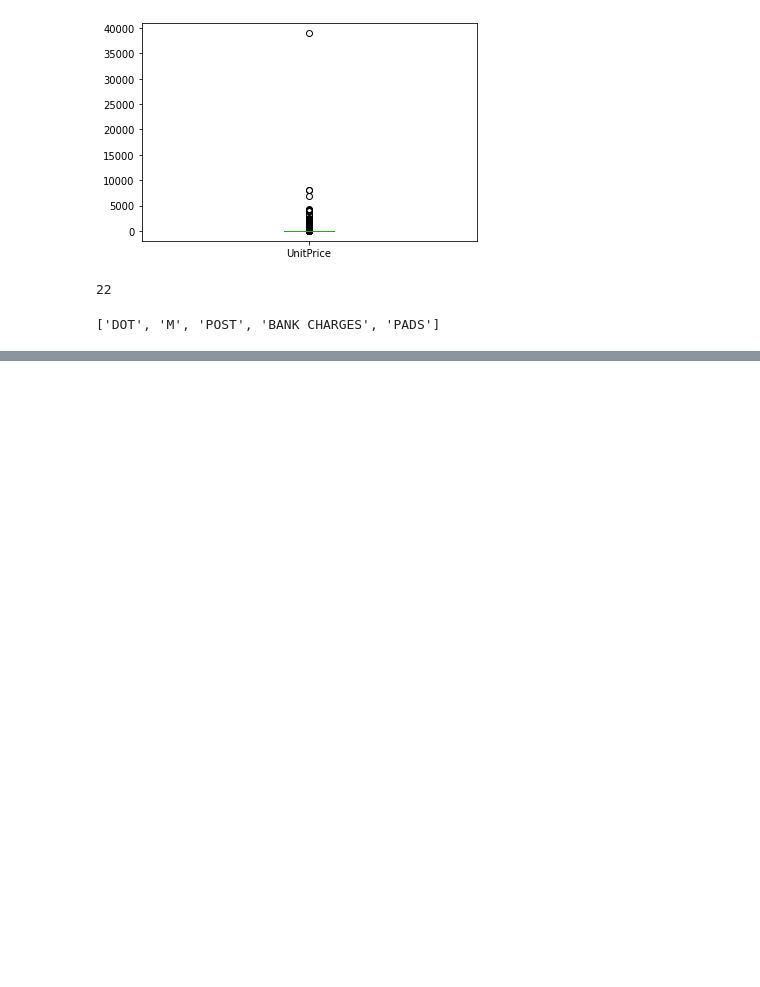
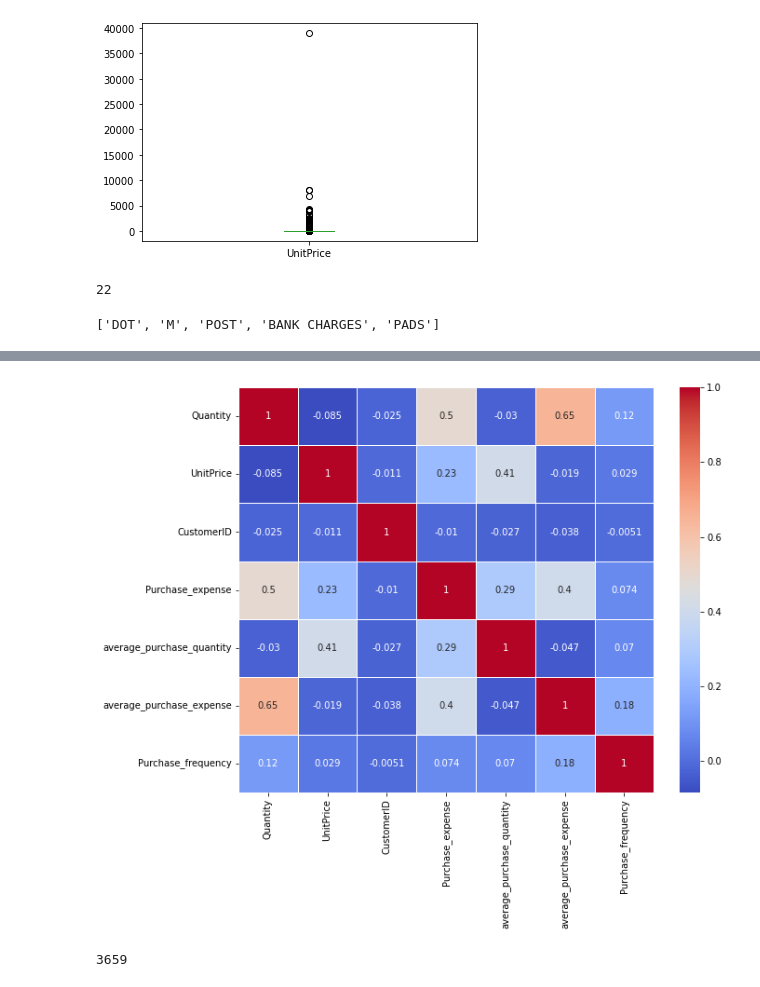
Before and after one commit to NehuenVill/Customer-Segmentation-with-Machine-Learning, a Jupyter notebook: 01_exploration.ipynb, the cells around one changed output, grey strips where cells are left out. Saved outputs shown, nothing was run; the diff lists cells and outputs as text; code cells hidden in the pictures; blank space fills up the shorter version.

```diff
--- a/01_exploration.ipynb
+++ b/01_exploration.ipynb
@@ -86,0 +106,20 @@ for word in stock_with_words:
+# %%
+# average_purchase_expense
+
+df['average_purchase_expense'] = df.groupby('CustomerID')['Quantity'].transform('mean')
+# %%
+# Purchase_frequency
+
+purchase_dates = df.groupby('CustomerID')['InvoiceDate'].agg(['min', 'max', "count"])
+
+purchase_dates['Purchase_frequency'] = (purchase_dates['max'] - purchase_dates['min']).dt.days / purchase_dates["count"]
+
+df = pd.merge(df, purchase_dates['Purchase_frequency'], on='CustomerID')
+# %%
+# Total_cancelled_orders
+
+cancelled_orders = 0
+
+df["InvoiceNo"] = df["InvoiceNo"].astype(str)
+
+customers = df.groupby("CustomerID")
@@ -86,0 +138,3 @@ for word in stock_with_words:
+# %%
+correlation_matrix = df.corr()
+print(correlation_matrix)
@@ -86,0 +159,10 @@ for word in stock_with_words:
+# %%
+plt.figure(figsize=(10, 8))
+sns.heatmap(correlation_matrix, annot=True, cmap='coolwarm', linewidths=0.5)
+plt.show()
+# %% [output]
+[figure, added]
+# %%
+len(df.StockCode.unique())
+# %% [output]
+3659
```
Also changed, not shown: parts of 19 cells of this notebook.
